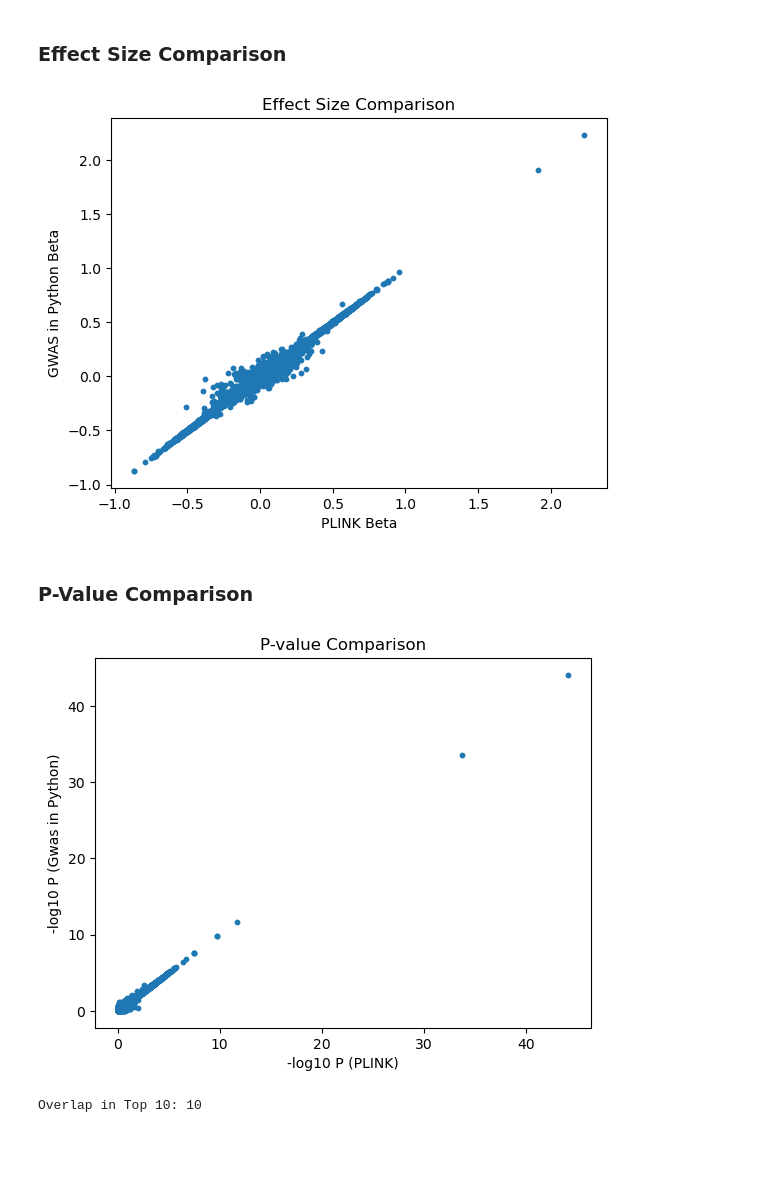
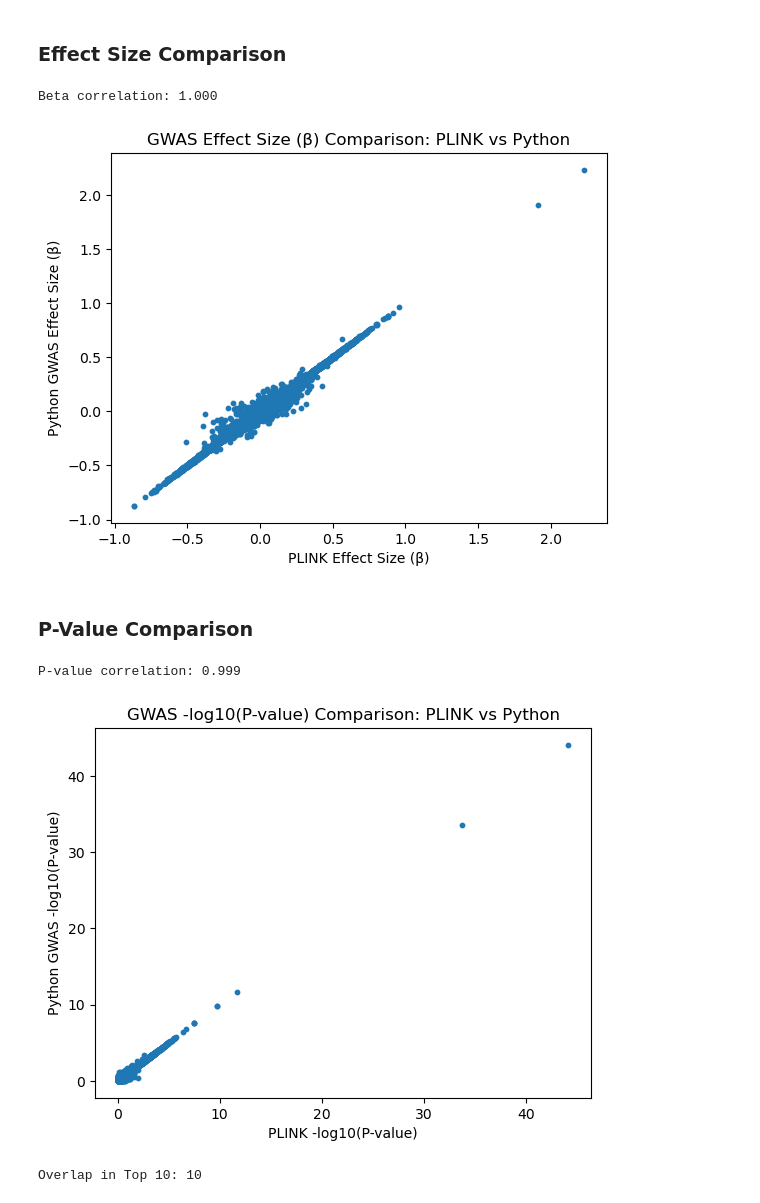
Before and after one commit to owenjpark/CSE-284-GWAS, a Jupyter notebook: src/results.ipynb, the cells around one changed output. Cells and saved outputs as stored; diff of their text form; code cells hidden in the pictures; blank space fills up the shorter version.

```diff
--- a/src/results.ipynb
+++ b/src/results.ipynb
@@ -144,28 +165,35 @@ qqman.qqplot(gwas_py, ax=ax1)
 ### Effect Size Comparison
 # %%
 merged = plink.merge(gwas_py, on="SNP", suffixes=("_plink", "_gwas_py"))
-merged[["BETA_plink", "BETA_gwas_py"]].corr()
+
+corr = merged["BETA_plink"].corr(merged["BETA_gwas_py"])
+print(f"Beta correlation: {corr:.3f}")
 
 plt.scatter(merged["BETA_plink"], merged["BETA_gwas_py"], s=10)
-plt.xlabel("PLINK Beta")
-plt.ylabel("GWAS in Python Beta")
-plt.title("Effect Size Comparison")
+plt.xlabel("PLINK Effect Size (β)")
+plt.ylabel("Python GWAS Effect Size (β)")
+plt.title("GWAS Effect Size (β) Comparison: PLINK vs Python")
 plt.show()
 # %% [output]
+Beta correlation: 1.000
-[figure, old version]
+[figure, new version]
 # %% [markdown]
 ### P-Value Comparison
 # %%
 merged["logP_plink"] = -np.log10(merged["P_plink"])
-merged["logP_gwas_py"]  = -np.log10(merged["P_gwas_py"])
+merged["logP_gwas_py"] = -np.log10(merged["P_gwas_py"])
+
+corr = merged["P_plink"].corr(merged["P_gwas_py"])
+print(f"P-value correlation: {corr:.3f}")
 
 plt.scatter(merged["logP_plink"], merged["logP_gwas_py"], s=10)
-plt.xlabel("-log10 P (PLINK)")
-plt.ylabel("-log10 P (Gwas in Python)")
-plt.title("P-value Comparison")
+plt.xlabel("PLINK -log10(P-value)")
+plt.ylabel("Python GWAS -log10(P-value)")
+plt.title("GWAS -log10(P-value) Comparison: PLINK vs Python")
 plt.show()
 # %% [output]
+P-value correlation: 0.999
-[figure, old version]
+[figure, new version]
 # %%
 merged["rank_plink"] = merged["P_plink"].rank(method="min")
 merged["rank_gwas_py"]  = merged["P_gwas_py"].rank(method="min")
```
Also changed, not shown: parts of 12 cells of this notebook, 2 other files.
